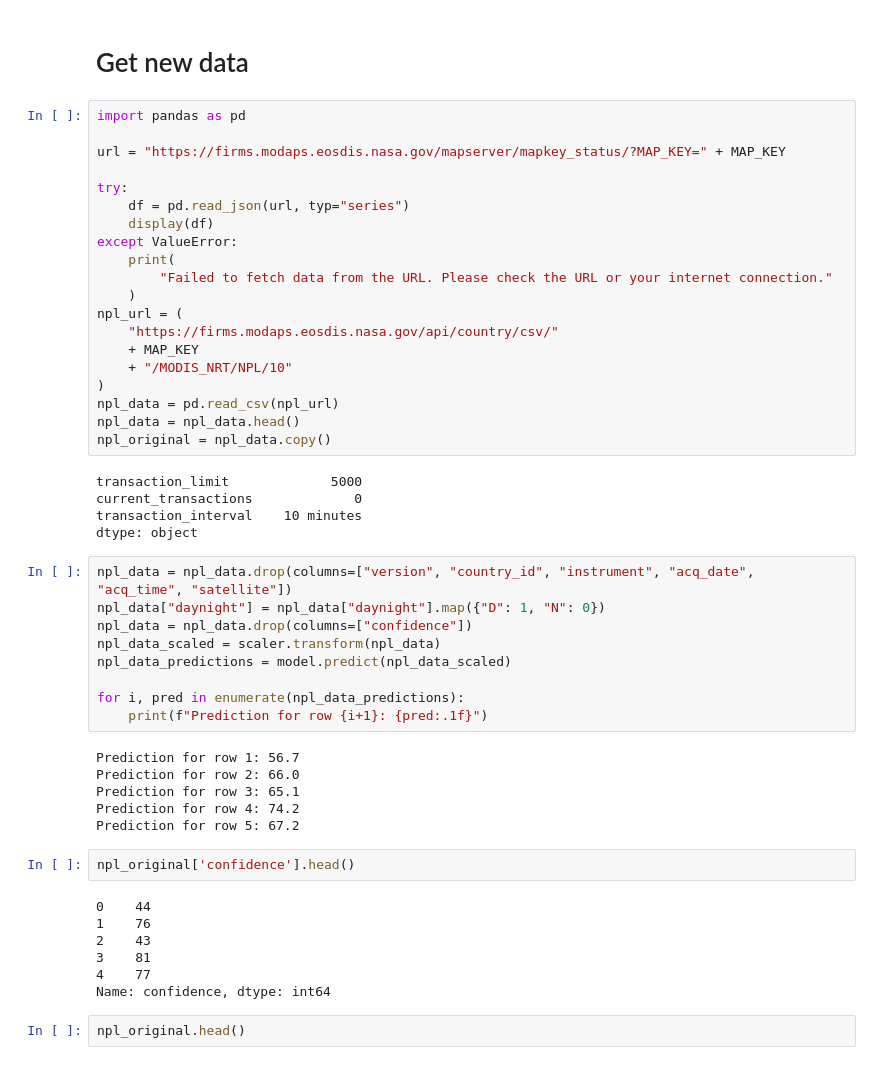
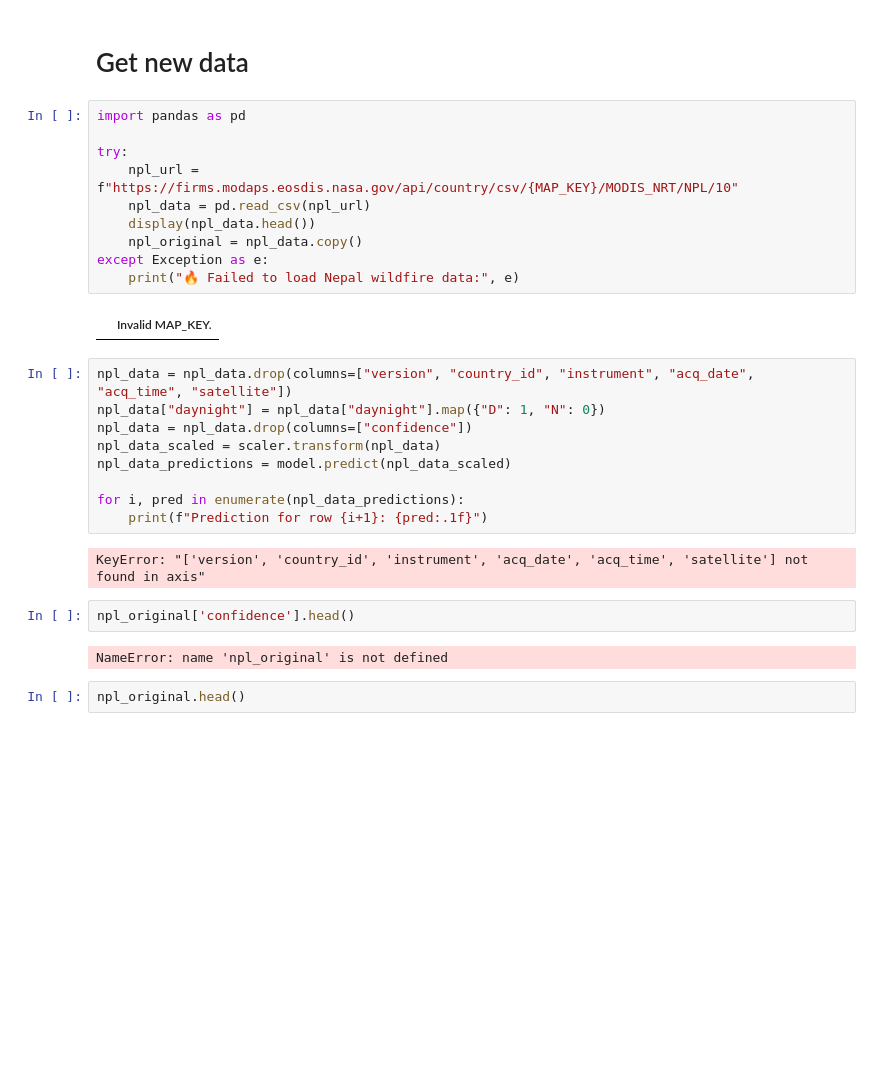
Before and after one commit to notyouradhee/TheEmberAlert, a Jupyter notebook: notebooks/data_preparation.ipynb, the cells around one changed output. Saved outputs shown, nothing was run; the diff lists cells and outputs as text; blank space fills up the shorter version.

```diff
--- a/notebooks/data_preparation.ipynb
+++ b/notebooks/data_preparation.ipynb
@@ -195,28 +256,15 @@ R^2 Score: 0.6300527366727633
 # %%
 import pandas as pd
 
-url = "https://firms.modaps.eosdis.nasa.gov/mapserver/mapkey_status/?MAP_KEY=" + MAP_KEY
-
 try:
-    df = pd.read_json(url, typ="series")
-    display(df)
-except ValueError:
-    print(
-        "Failed to fetch data from the URL. Please check the URL or your internet connection."
-    )
-npl_url = (
-    "https://firms.modaps.eosdis.nasa.gov/api/country/csv/"
-    + MAP_KEY
-    + "/MODIS_NRT/NPL/10"
-)
-npl_data = pd.read_csv(npl_url)
-npl_data = npl_data.head()
-npl_original = npl_data.copy()
+    npl_url = f"https://firms.modaps.eosdis.nasa.gov/api/country/csv/{MAP_KEY}/MODIS_NRT/NPL/10"
+    npl_data = pd.read_csv(npl_url)
+    display(npl_data.head())
+    npl_original = npl_data.copy()
+except Exception as e:
+    print("🔥 Failed to load Nepal wildfire data:", e)
 # %% [output]
-transaction_limit             5000
-current_transactions             0
-transaction_interval    10 minutes
-dtype: object
+|  | Invalid MAP_KEY. |
 # %%
 npl_data = npl_data.drop(columns=["version", "country_id", "instrument", "acq_date", "acq_time", "satellite"])
 npl_data["daynight"] = npl_data["daynight"].map({"D": 1, "N": 0})
@@ -227,20 +275,11 @@ npl_data_predictions = model.predict(npl_data_scaled)
 for i, pred in enumerate(npl_data_predictions):
     print(f"Prediction for row {i+1}: {pred:.1f}")
 # %% [output]
-Prediction for row 1: 56.7
-Prediction for row 2: 66.0
-Prediction for row 3: 65.1
-Prediction for row 4: 74.2
-Prediction for row 5: 67.2
+KeyError: "['version', 'country_id', 'instrument', 'acq_date', 'acq_time', 'satellite'] not found in axis"
 # %%
 npl_original['confidence'].head()
 # %% [output]
-0    44
-1    76
-2    43
-3    81
-4    77
-Name: confidence, dtype: int64
+NameError: name 'npl_original' is not defined
 # %%
 npl_original.head()
 # %% [output]
```
Also changed, not shown: parts of 13 cells of this notebook, 2 other files.
